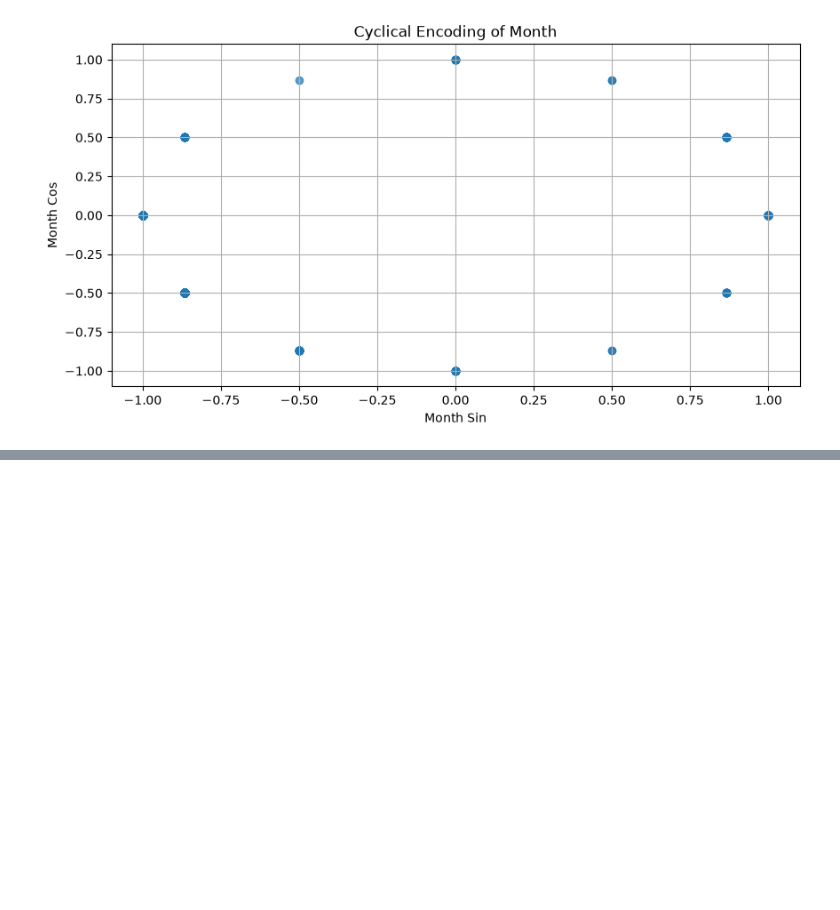
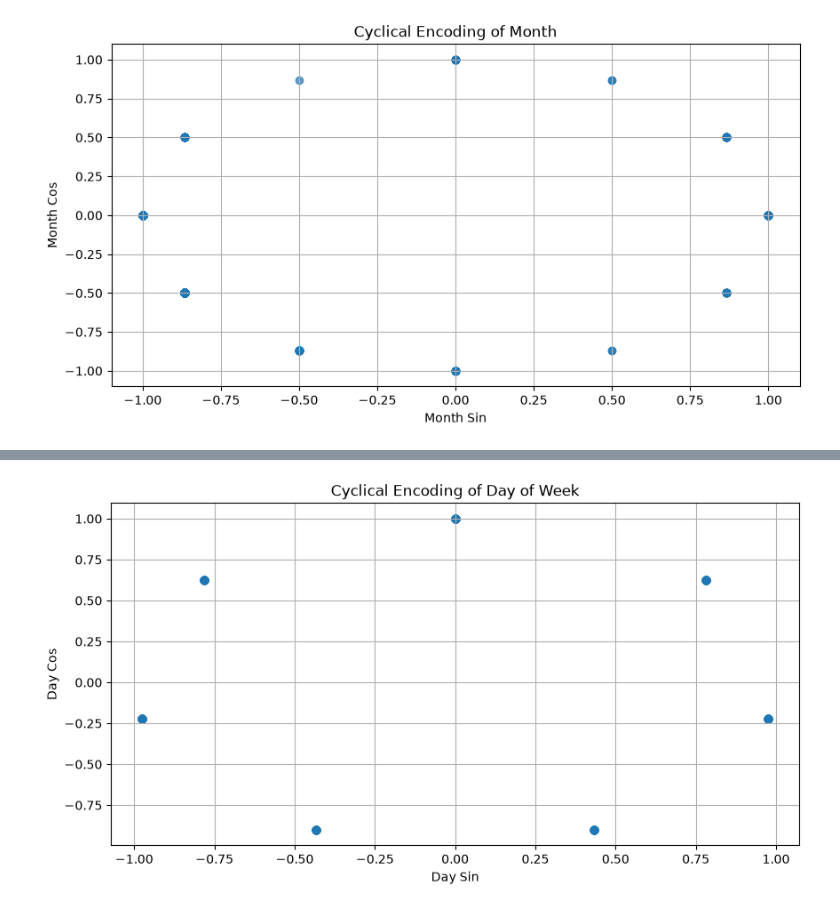
Before and after one commit to mraznyrazeek/Forest-Fire-Burned-Area-Prediction-System, a Jupyter notebook: backend/notebooks/03_feature_engineering.ipynb, the cells around one changed output, grey strips where cells are left out. Cells and saved outputs as stored; diff of their text form; code cells hidden in the pictures; blank space fills up the shorter version.

Commit message:
Day of Week Cyclical Encoding done

```diff
--- a/backend/notebooks/03_feature_engineering.ipynb
+++ b/backend/notebooks/03_feature_engineering.ipynb
@@ -401,0 +414,12 @@ plt.show()
+# %%
+day_map = {
+    "mon": 1,
+    "tue": 2,
+    "wed": 3,
+    "thu": 4,
+    "fri": 5,
+    "sat": 6,
+    "sun": 7
+}
+
+df["day_num"] = df["day"].map(day_map)
@@ -401,0 +442,10 @@ plt.show()
+# %%
+import numpy as np
+
+df["day_sin"] = np.sin(
+    2 * np.pi * df["day_num"] / 7
+)
+
+df["day_cos"] = np.cos(
+    2 * np.pi * df["day_num"] / 7
+)
@@ -401,0 +478,20 @@ plt.show()
+# %%
+plt.figure(figsize=(10,5))
+
+plt.scatter(
+    df["day_sin"],
+    df["day_cos"],
+    alpha=0.7
+)
+
+plt.title("Cyclical Encoding of Day of Week")
+
+plt.xlabel("Day Sin")
+
+plt.ylabel("Day Cos")
+
+plt.grid(True)
+
+plt.show()
+# %% [output]
+[figure, added]
```
Also changed, not shown: parts of 8 cells of this notebook.
